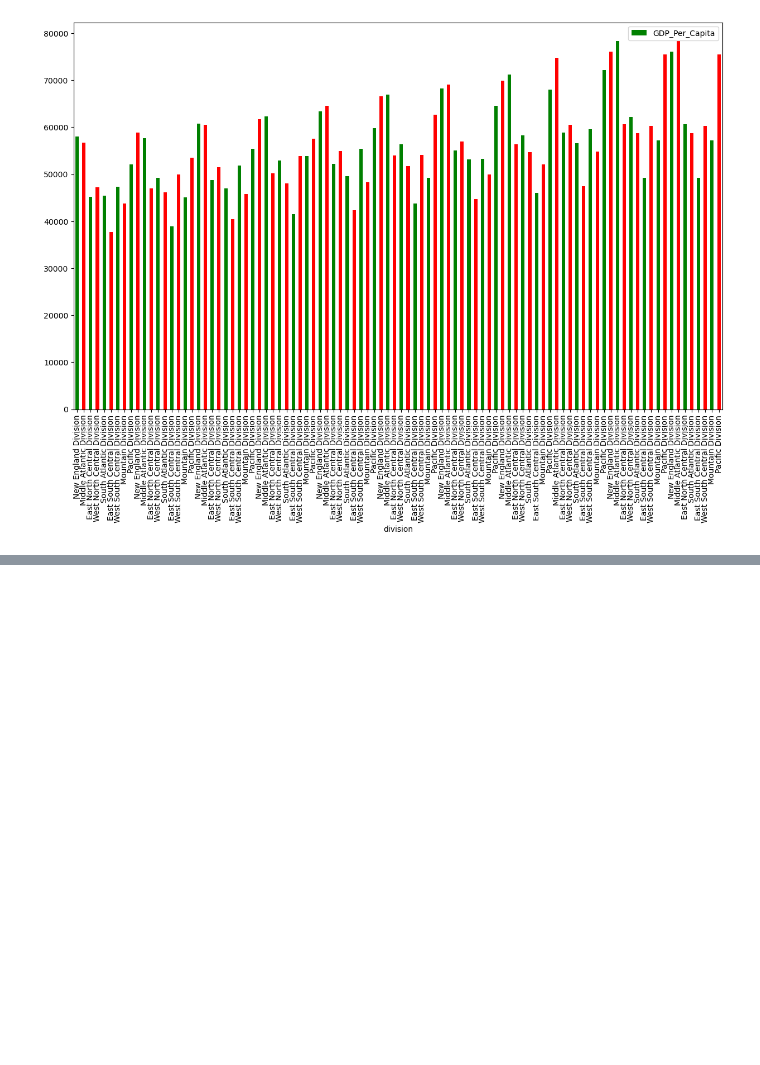
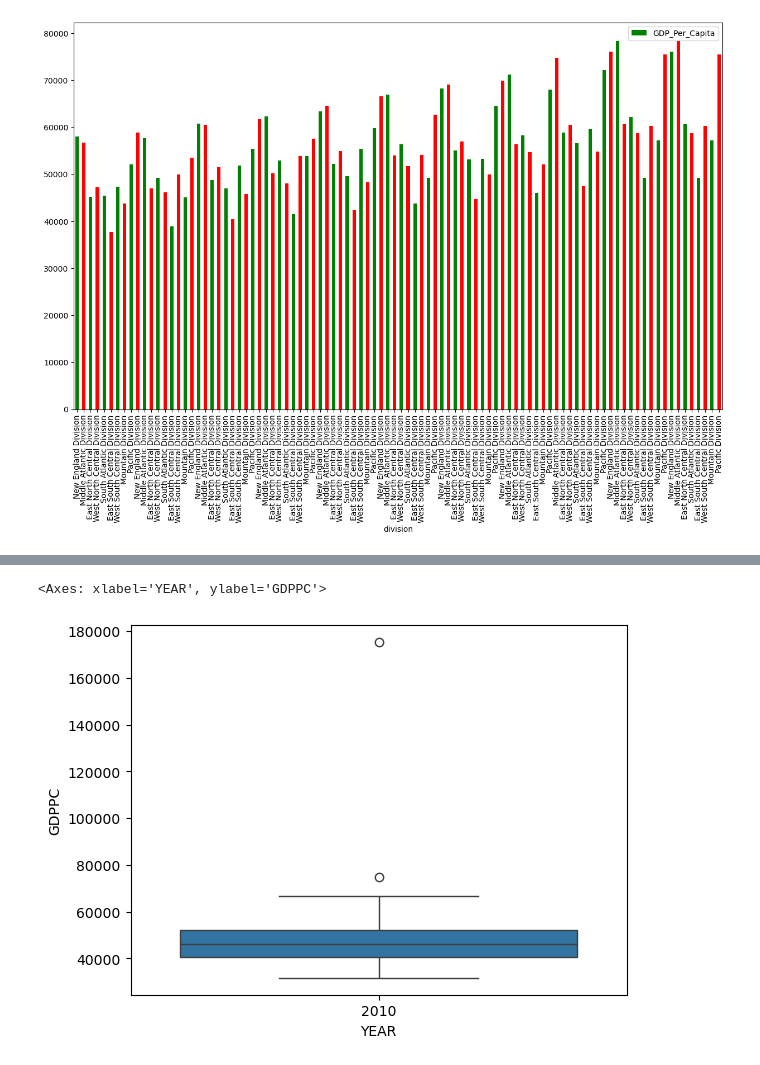
Before and after one commit to lightc4/lightch_capstone1, a Jupyter notebook: notebook/GDPPC.ipynb, the cells around one changed output, grey strips where cells are left out. Saved outputs shown, nothing was run; the diff lists cells and outputs as text; code cells hidden in the pictures; blank space fills up the shorter version.

```diff
--- a/notebook/GDPPC.ipynb
+++ b/notebook/GDPPC.ipynb
@@ -107,0 +110,2 @@ NameError: name 'y' is not defined
+# %%
+df = pd.read_excel('../data/GDPPC_ENACC_ state_total_10_20.xlsx')
@@ -107,0 +158,3 @@ NameError: name 'y' is not defined
+# %%
+df_2010 = df[df['YEAR'] == 2010]
+df_2010.head(2)
@@ -107,0 +179,5 @@ NameError: name 'y' is not defined
+# %%
+sns.boxplot(x=df_2010['YEAR'], y=df_2010['GDPPC'])
+# %% [output]
+<Axes: xlabel='YEAR', ylabel='GDPPC'>
+[figure, added]
```
Also changed, not shown: parts of 17 cells of this notebook.
